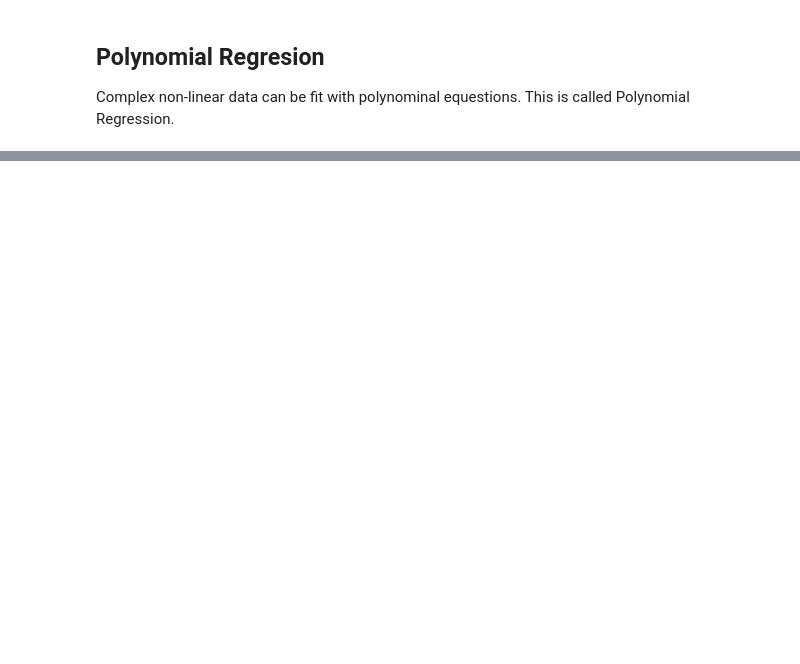
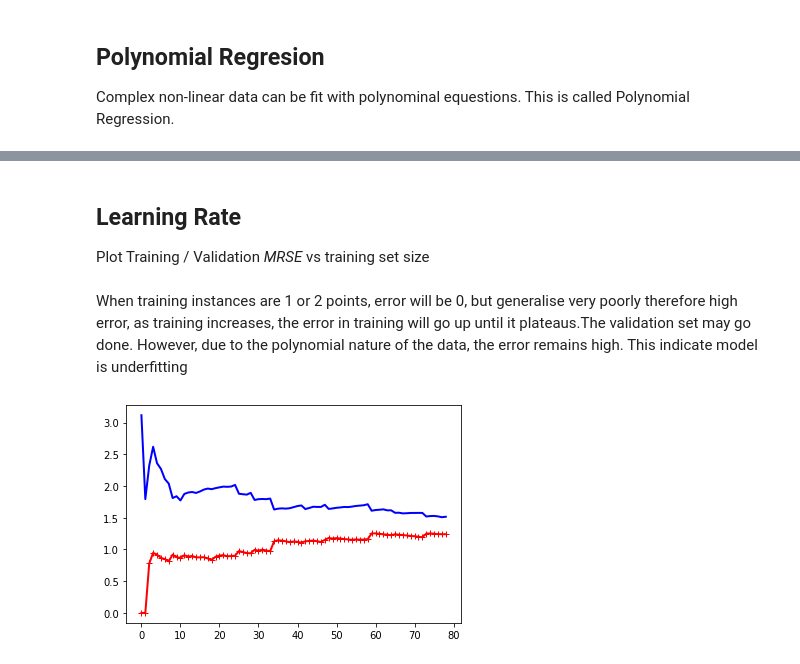
Before and after one commit to auslei/python, a Jupyter notebook: training_models/linear_regression.ipynb, the cells around one changed output, grey strips where cells are left out. Saved outputs shown, nothing was run; the diff lists cells and outputs as text; code cells hidden in the pictures; blank space fills up the shorter version.

Commit message:
added learning curve

```diff
--- a/training_models/linear_regression.ipynb
+++ b/training_models/linear_regression.ipynb
@@ -193,0 +197,28 @@ lin_reg.intercept_[0]
+# %% [markdown]
+## Learning Rate
+
+Plot Training / Validation *MRSE* vs training set size
+# %%
+from sklearn.metrics import mean_squared_error
+from sklearn.model_selection import train_test_split
+
+def plot_learning_curves(model, X, y):
+    X_train, X_val, y_train, y_val = train_test_split(X, y, test_size = 0.2)
+    train_errors, val_errors = [], []
+    for m in range(1, len(X_train)):
+        model.fit(X_train[:m], y_train[:m])
+        y_train_predict = model.predict(X_train[:m])
+        y_val_predict = model.predict(X_val)
+        train_errors.append(mean_squared_error(y_train[:m], y_train_predict))
+        val_errors.append(mean_squared_error(y_val, y_val_predict))
+    plt.plot(np.sqrt(train_errors), 'r-+', linewidth = 2, label = 'train')
+    plt.plot(np.sqrt(val_errors), 'b-', linewidth = 2, label = 'val')
+    #return train_errors, val_errors
+# %% [markdown]
+When training instances are 1 or 2 points, error will be 0, but generalise very poorly therefore high error, as training increases, the error in training will go up until it plateaus.The validation set may go done. However, due to the polynomial nature of the data, the error remains high. This indicate model is underfitting
+# %%
+lin_reg = LinearRegression()
+#X, y = generate_random_data()
+plot_learning_curves(lin_reg, X, y)
+# %% [output]
+[figure, added]
```
Also changed, not shown: parts of 12 cells of this notebook.
